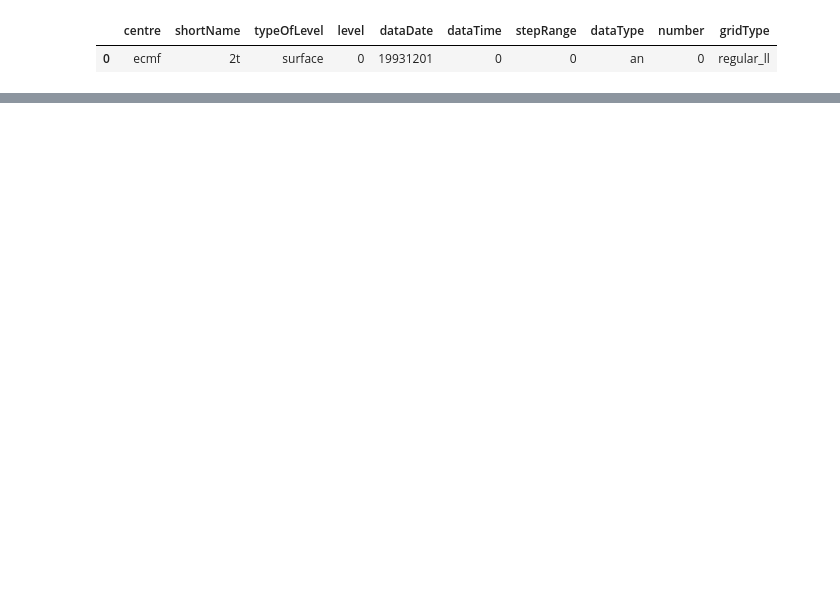
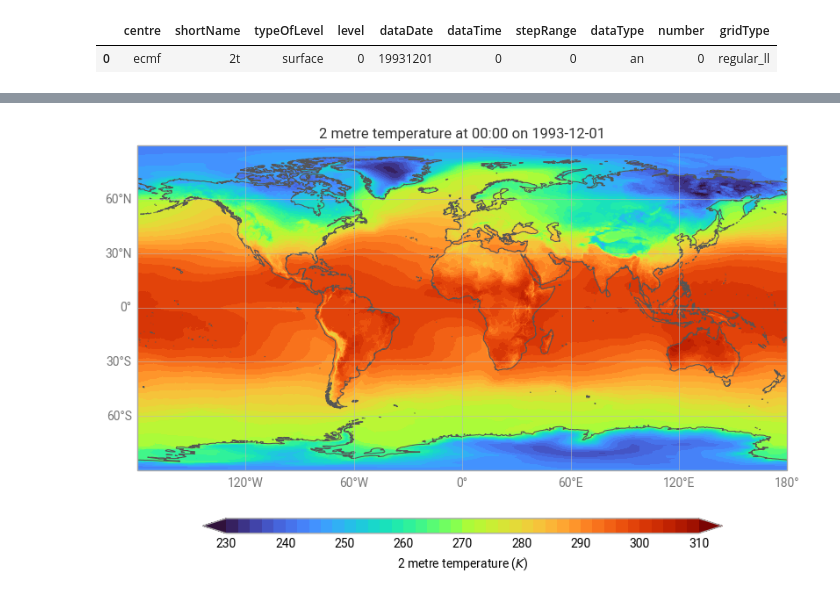
Before and after one commit to ecmwf/earthkit-plots, a Jupyter notebook: docs/examples/guide/01-introduction.ipynb, the cells around one changed output, grey strips where cells are left out. Drawn from its saved outputs; the diff is of its cells as text; code cells hidden in the pictures; blank space fills up the shorter version.

```diff
--- a/docs/examples/guide/01-introduction.ipynb
+++ b/docs/examples/guide/01-introduction.ipynb
@@ -63,0 +67,4 @@ We can also pass information to `quickmap` about the domain on which we would li
+# %%
+ek.plots.quickplot(data).show()
+# %% [output]
+[figure, added]
```
Also changed, not shown: parts of 29 cells of this notebook, 56 other files.
